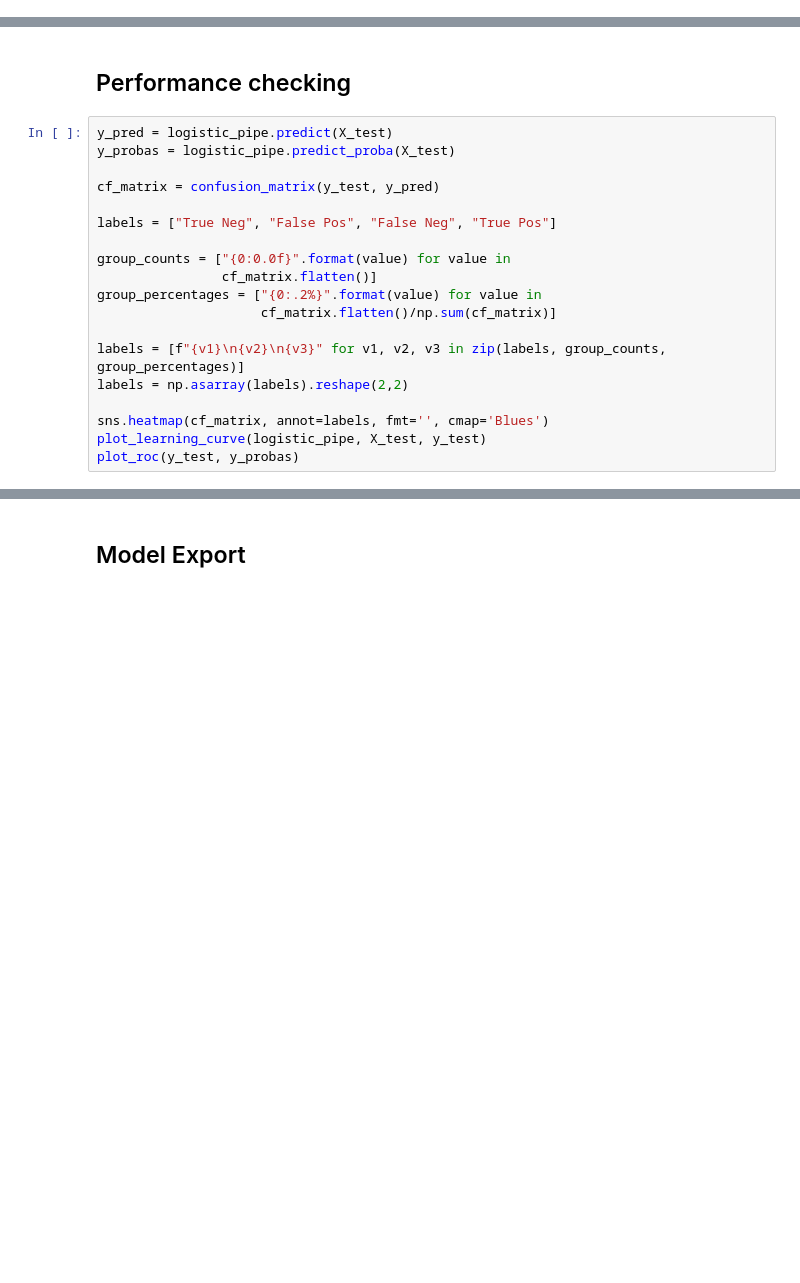
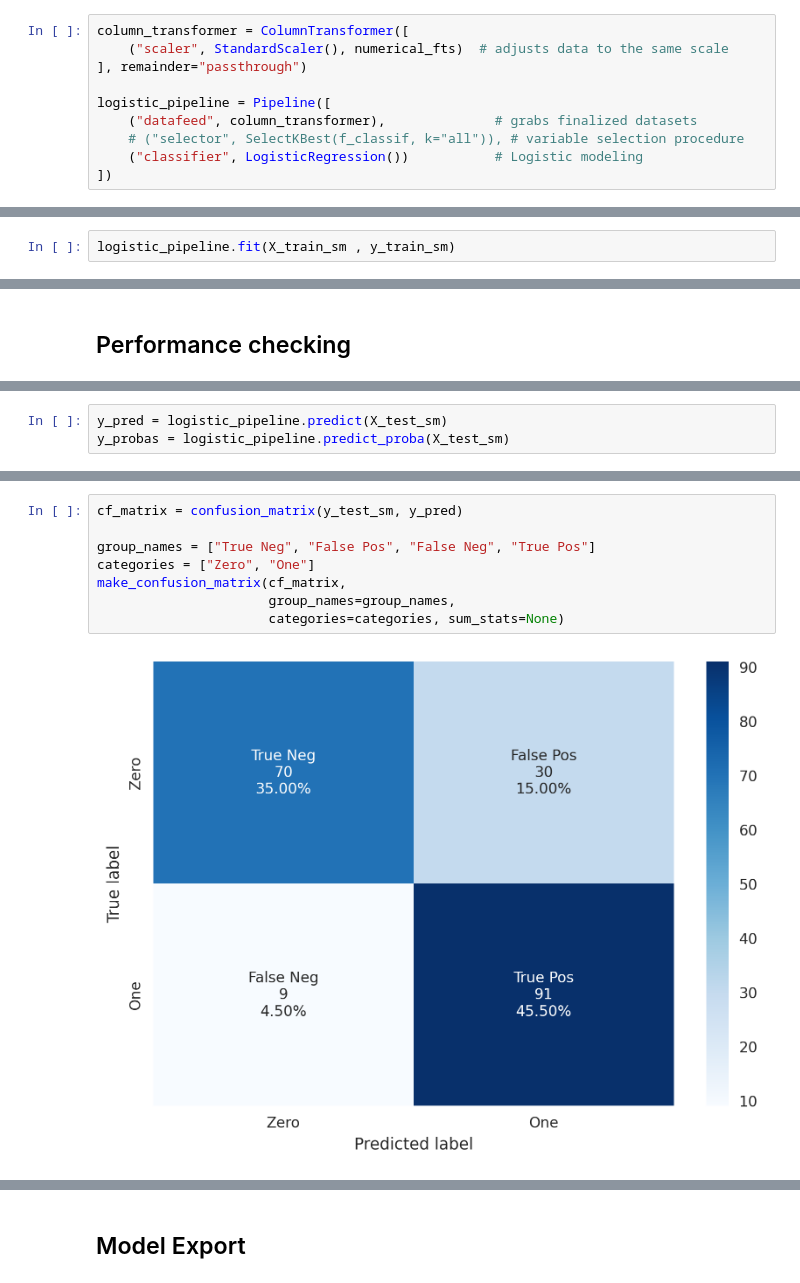
Before and after one commit to adilsmh/bank_loan_eligibility, a Jupyter notebook: notebooks/notebook_bank.ipynb, the cells around one changed output, grey strips where cells are left out. Cells and saved outputs as stored; diff of their text form; blank space fills up the shorter version.

```diff
--- a/notebooks/notebook_bank.ipynb
+++ b/notebooks/notebook_bank.ipynb
@@ -304,2 +383,12 @@ logistic_pipe = imbpipeline([('smote', SMOTE()), ('scaling', StandardScaler()),
+# %%
+column_transformer = ColumnTransformer([
+    ("scaler", StandardScaler(), numerical_fts)  # adjusts data to the same scale
+], remainder="passthrough")
+
+logistic_pipeline = Pipeline([
+    ("datafeed", column_transformer),              # grabs finalized datasets
+    # ("selector", SelectKBest(f_classif, k="all")), # variable selection procedure
+    ("classifier", LogisticRegression())           # Logistic modeling
+])
 # %% [markdown]
 ## Model instantiation
@@ -310,0 +395,2 @@ Pipeline(steps=[('smote', SMOTE()), ('scaling', StandardScaler()),
+# %%
+logistic_pipeline.fit(X_train_sm , y_train_sm)
@@ -311,21 +407,2 @@ Pipeline(steps=[('smote', SMOTE()), ('scaling', StandardScaler()),
 # %% [markdown]
 ## Performance checking
-# %%
-y_pred = logistic_pipe.predict(X_test)
-y_probas = logistic_pipe.predict_proba(X_test)
-
-cf_matrix = confusion_matrix(y_test, y_pred)
-
-labels = ["True Neg", "False Pos", "False Neg", "True Pos"]
-
-group_counts = ["{0:0.0f}".format(value) for value in
-                cf_matrix.flatten()]
-group_percentages = ["{0:.2%}".format(value) for value in
-                     cf_matrix.flatten()/np.sum(cf_matrix)]
-
-labels = [f"{v1}\n{v2}\n{v3}" for v1, v2, v3 in zip(labels, group_counts, group_percentages)]
-labels = np.asarray(labels).reshape(2,2)
-
-sns.heatmap(cf_matrix, annot=labels, fmt='', cmap='Blues')
-plot_learning_curve(logistic_pipe, X_test, y_test)
-plot_roc(y_test, y_probas)
@@ -336,0 +409,3 @@ plot_roc(y_test, y_probas)
+# %%
+y_pred = logistic_pipeline.predict(X_test_sm)
+y_probas = logistic_pipeline.predict_proba(X_test_sm)
@@ -336,0 +699,10 @@ plot_roc(y_test, y_probas)
+# %%
+cf_matrix = confusion_matrix(y_test_sm, y_pred)
+
+group_names = ["True Neg", "False Pos", "False Neg", "True Pos"]
+categories = ["Zero", "One"]
+make_confusion_matrix(cf_matrix,
+                      group_names=group_names,
+                      categories=categories, sum_stats=None)
+# %% [output]
+[figure, added]
```
Also changed, not shown: parts of 51 cells of this notebook, 3 other files.
